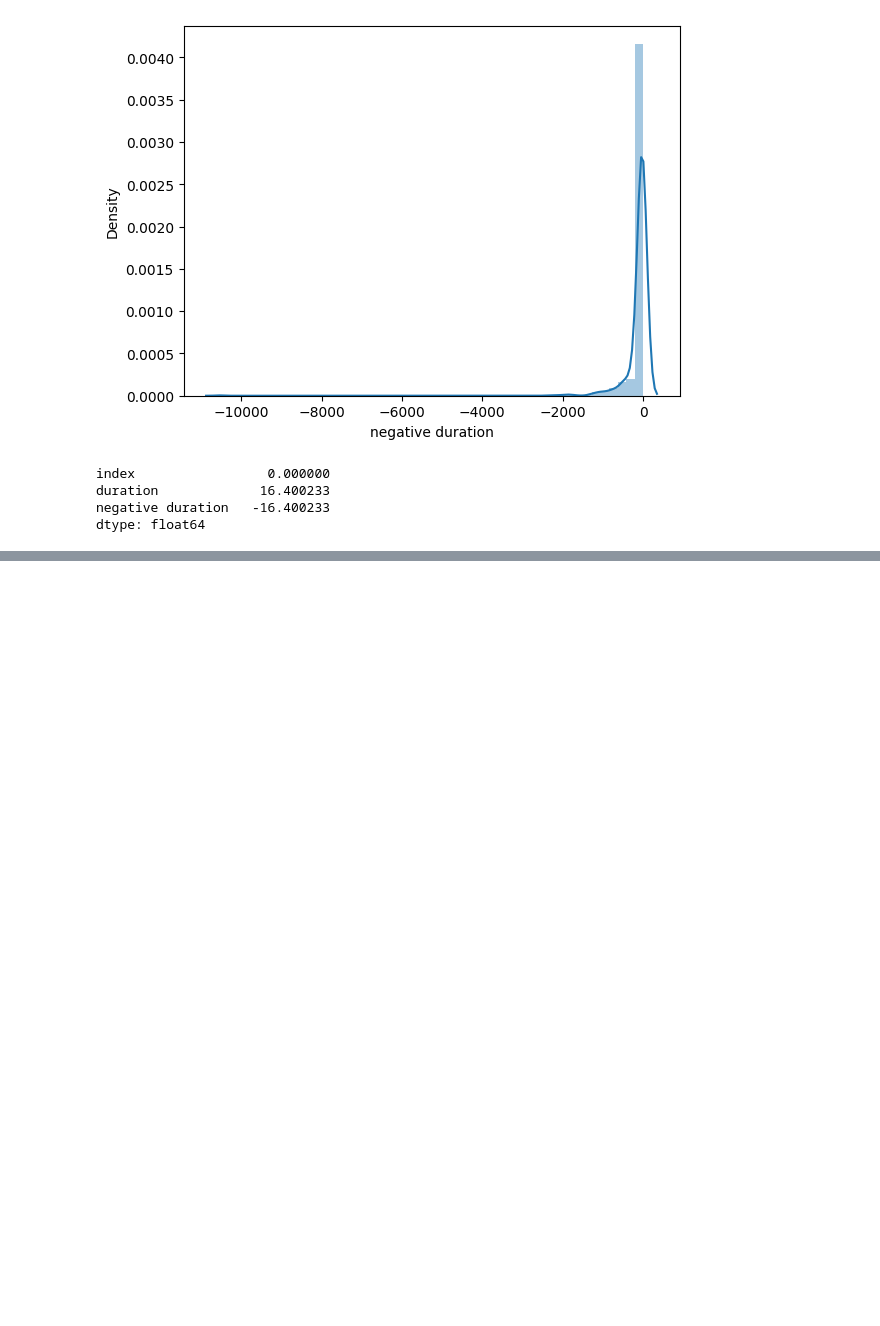
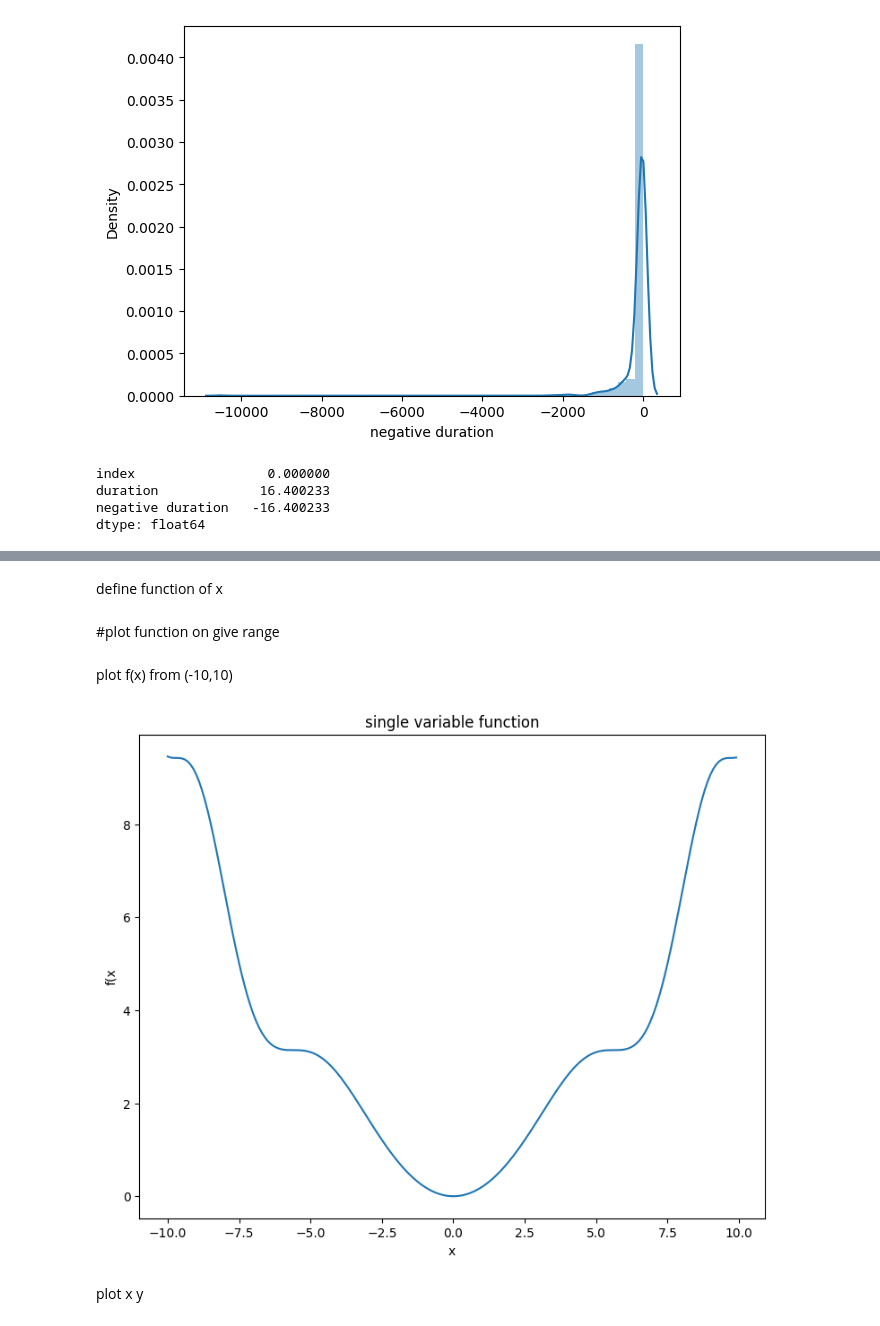
Before and after one commit to shivanginayak-bit/shivanginayak-bit, a Jupyter notebook: Pandas_Operations.ipynb, the cells around one changed output, grey strips where cells are left out. Cells and saved outputs as stored; diff of their text form; code cells hidden in the pictures; blank space fills up the shorter version.

```diff
--- a/Pandas_Operations.ipynb
+++ b/Pandas_Operations.ipynb
@@ -1223,0 +1233,28 @@ dtype: float64
+# %%
+fig_size=[9,7]
+# %%
+rcParams["figure.figsize"] = fig_size
+# %% [markdown]
+define function of x
+# %%
+def f(x):
+  return 0.1*x**2 + sin(0.1*x**2)
+# %% [markdown]
+#plot function on give range
+# %%
+def plotf(x,xdots,label):
+  y=f(x)
+  plot(x,y)
+  xlabel("x")
+  ylabel("f(x")
+  title(label)
+  plot(xdots,f(xdots),'bo')
+# %% [markdown]
+plot f(x) from (-10,10)
+# %%
+x=arange(-10,10,0.1)
+plotf(x,np.array([]),'single variable function')
+# %% [output]
+[figure, added]
+# %% [markdown]
+plot x y
```
Also changed, not shown: parts of 4 cells of this notebook.
